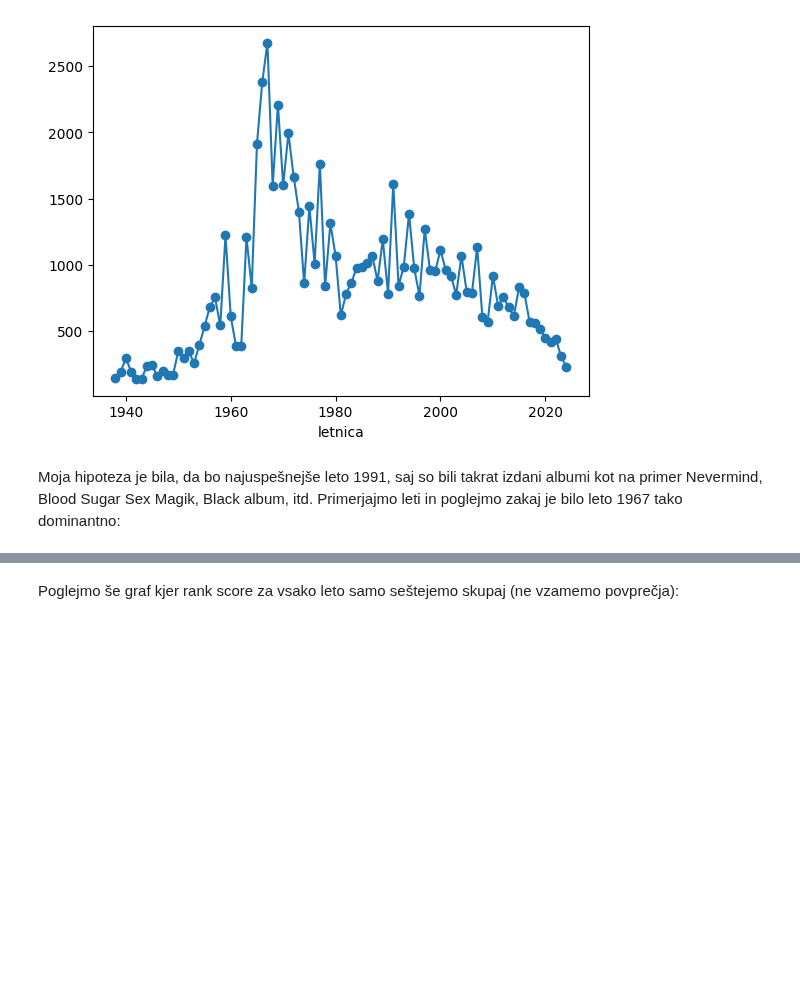
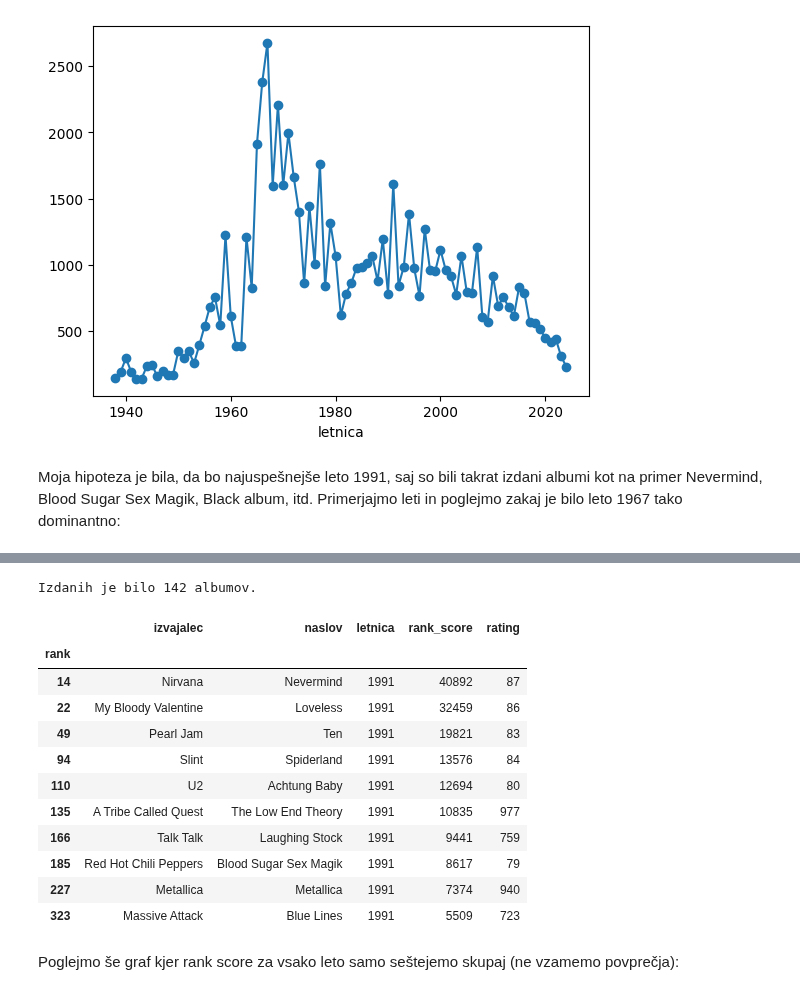
Before and after one commit to filiperznoznik/Seminarska_UVP, a Jupyter notebook: analiza_podatkov.ipynb, the cells around one changed output, grey strips where cells are left out. Drawn from its saved outputs; the diff is of its cells as text; code cells hidden in the pictures; blank space fills up the shorter version.

```diff
--- a/analiza_podatkov.ipynb
+++ b/analiza_podatkov.ipynb
@@ -46,3 +65,22 @@ Moja hipoteza je bila, da bo najuspešnejše leto 1991, saj so bili takrat izdan
+# %%
+leto_izdaje = 1991
+df_leto = df[df['letnica'] == leto_izdaje]
+print(f"Izdanih je bilo {len(df_leto)} albumov.")
+df_leto.sort_values(by='rank').head(10)
+# %% [output]
+Izdanih je bilo 142 albumov.
+|  | izvajalec | naslov | letnica | rank_score | rating |
+| rank |  |  |  |  |  |
+| 14 | Nirvana | Nevermind | 1991 | 40892 | 87 |
+| 22 | My Bloody Valentine | Loveless | 1991 | 32459 | 86 |
+| 49 | Pearl Jam | Ten | 1991 | 19821 | 83 |
+| 94 | Slint | Spiderland | 1991 | 13576 | 84 |
+| 110 | U2 | Achtung Baby | 1991 | 12694 | 80 |
+| 135 | A Tribe Called Quest | The Low End Theory | 1991 | 10835 | 977 |
+| 166 | Talk Talk | Laughing Stock | 1991 | 9441 | 759 |
+| 185 | Red Hot Chili Peppers | Blood Sugar Sex Magik | 1991 | 8617 | 79 |
+| 227 | Metallica | Metallica | 1991 | 7374 | 940 |
+| 323 | Massive Attack | Blue Lines | 1991 | 5509 | 723 |
 # %% [markdown]
 Poglejmo še graf kjer rank score za vsako leto samo seštejemo skupaj (ne vzamemo povprečja):
 # %%
```
Also changed, not shown: parts of 9 cells of this notebook.
